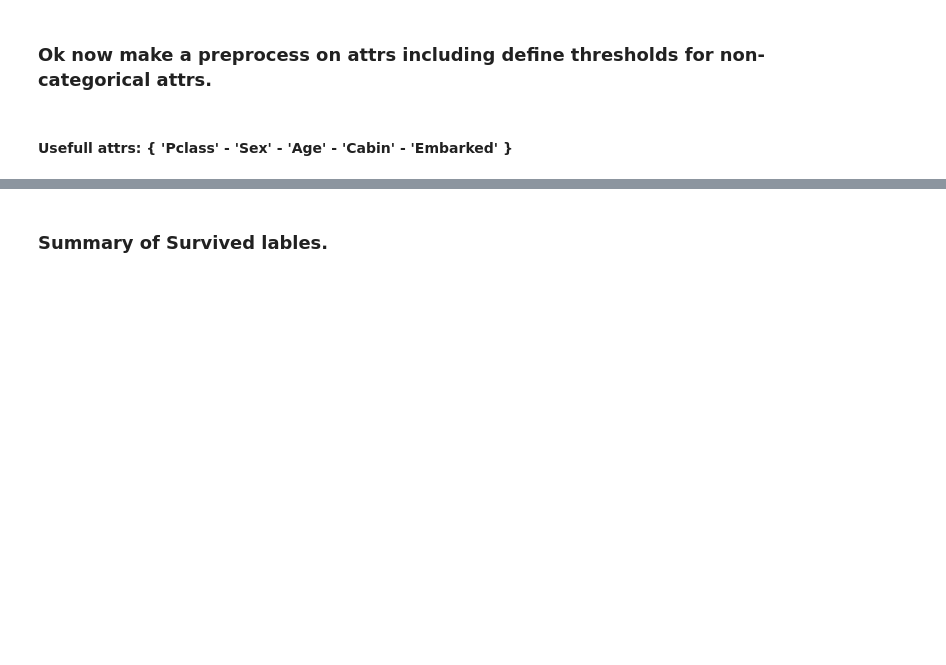
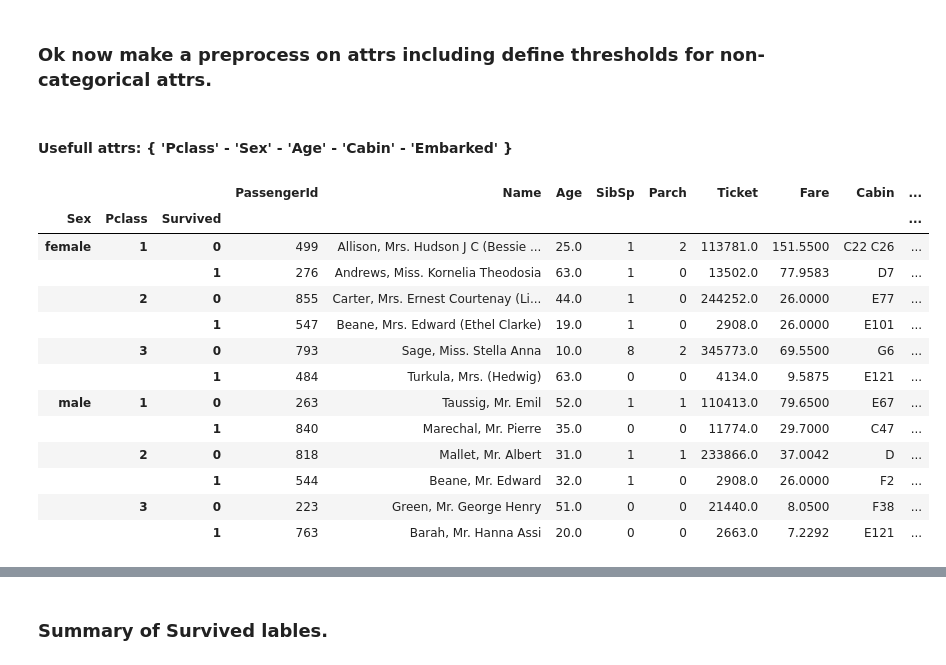
Before and after one commit to nahbos/Machine-Learning, a Jupyter notebook: ID3.ipynb, the cells around one changed output, grey strips where cells are left out. Cells and saved outputs as stored; diff of their text form; code cells hidden in the pictures; blank space fills up the shorter version.

```diff
--- a/ID3.ipynb
+++ b/ID3.ipynb
@@ -67,4 +63,19 @@ memory usage: 75.1+ KB
 # %%
-# class_survived = train.groupby(by=['Sex', 'Age', 'Survived'])
-# class_survived.first()
+classes = train.groupby(by=['Sex', 'Pclass', 'Survived'])
+classes.first()
+# %% [output]
+|  |  |  | PassengerId | Name | Age | SibSp | Parch | Ticket | Fare | Cabin | ... |
+| Sex | Pclass | Survived |  |  |  |  |  |  |  |  | ... |
+| female | 1 | 0 | 499 | Allison, Mrs. Hudson J C (Bessie ... | 25.0 | 1 | 2 | 113781.0 | 151.5500 | C22 C26 | ... |
+|  |  | 1 | 276 | Andrews, Miss. Kornelia Theodosia | 63.0 | 1 | 0 | 13502.0 | 77.9583 | D7 | ... |
+|  | 2 | 0 | 855 | Carter, Mrs. Ernest Courtenay (Li... | 44.0 | 1 | 0 | 244252.0 | 26.0000 | E77 | ... |
+|  |  | 1 | 547 | Beane, Mrs. Edward (Ethel Clarke) | 19.0 | 1 | 0 | 2908.0 | 26.0000 | E101 | ... |
+|  | 3 | 0 | 793 | Sage, Miss. Stella Anna | 10.0 | 8 | 2 | 345773.0 | 69.5500 | G6 | ... |
+|  |  | 1 | 484 | Turkula, Mrs. (Hedwig) | 63.0 | 0 | 0 | 4134.0 | 9.5875 | E121 | ... |
+| male | 1 | 0 | 263 | Taussig, Mr. Emil | 52.0 | 1 | 1 | 110413.0 | 79.6500 | E67 | ... |
+|  |  | 1 | 840 | Marechal, Mr. Pierre | 35.0 | 0 | 0 | 11774.0 | 29.7000 | C47 | ... |
+|  | 2 | 0 | 818 | Mallet, Mr. Albert | 31.0 | 1 | 1 | 233866.0 | 37.0042 | D | ... |
+|  |  | 1 | 544 | Beane, Mr. Edward | 32.0 | 1 | 0 | 2908.0 | 26.0000 | F2 | ... |
+|  | 3 | 0 | 223 | Green, Mr. George Henry | 51.0 | 0 | 0 | 21440.0 | 8.0500 | F38 | ... |
+|  |  | 1 | 763 | Barah, Mr. Hanna Assi | 20.0 | 0 | 0 | 2663.0 | 7.2292 | E121 | ... |
 # %%
```
Also changed, not shown: parts of 15 cells of this notebook.
